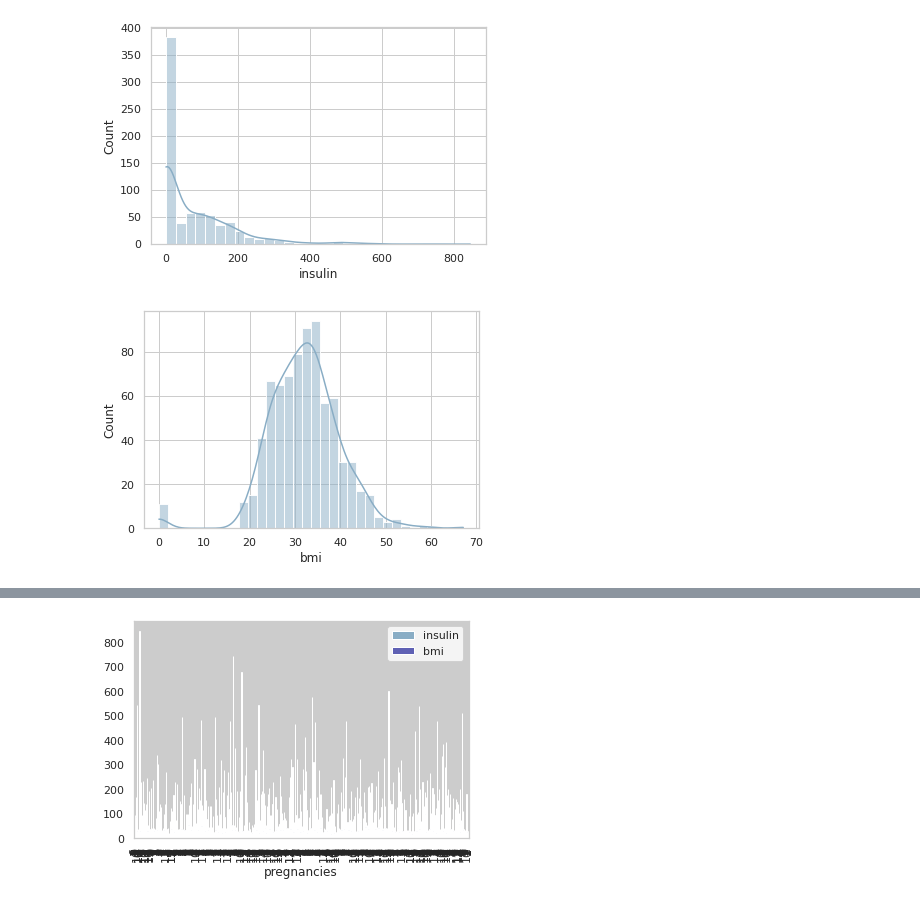
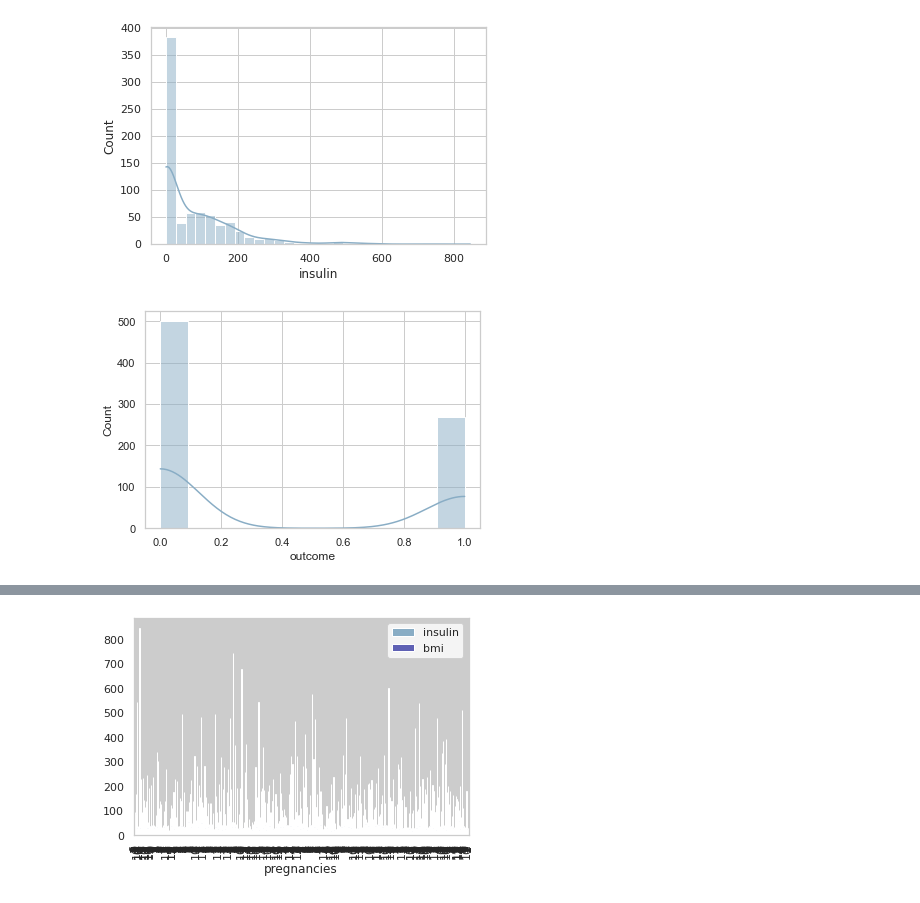
Before and after one commit to abdulwahabalsubit/Excercise, a Jupyter notebook: ensemble-ml-algorithms-bagging-boosting.ipynb, the cells around one changed output, grey strips where cells are left out. Cells and saved outputs as stored; diff of their text form; code cells hidden in the pictures.

```diff
--- a/ensemble-ml-algorithms-bagging-boosting.ipynb
+++ b/ensemble-ml-algorithms-bagging-boosting.ipynb
@@ -223,9 +224,9 @@ sns.histplot(x = 'insulin', data = df, kde=True);
 [figure]
 # %%
 sns.set_theme(style="whitegrid", palette="twilight")
-sns.histplot(x = 'bmi', data = df, kde=True);
+sns.histplot(x = 'outcome', data = df, kde=True);
 # %% [output]
-[figure, old version]
+[figure, new version]
 # %%
 figure = plt.figure(figsize=(15,8))
 sns.barplot(y = 'bmi', x = 'pregnancies', data = df).set_xticklabels(df.pregnancies.unique() ,rotation=45, size=14, color='white')
```
Also changed, not shown: parts of 2 cells of this notebook, 1 other file.
